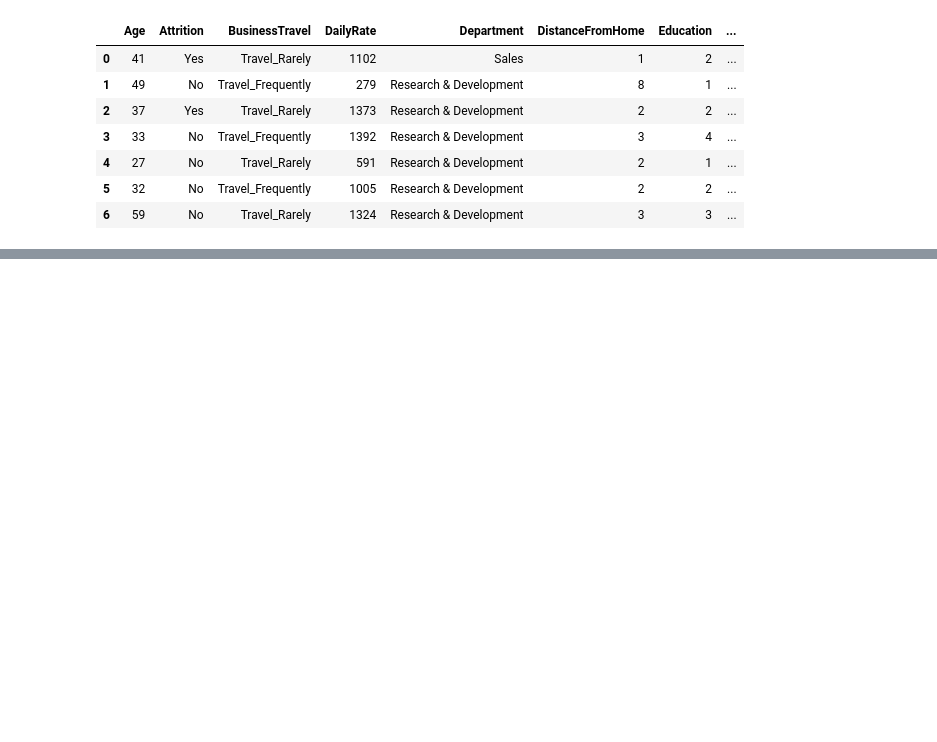
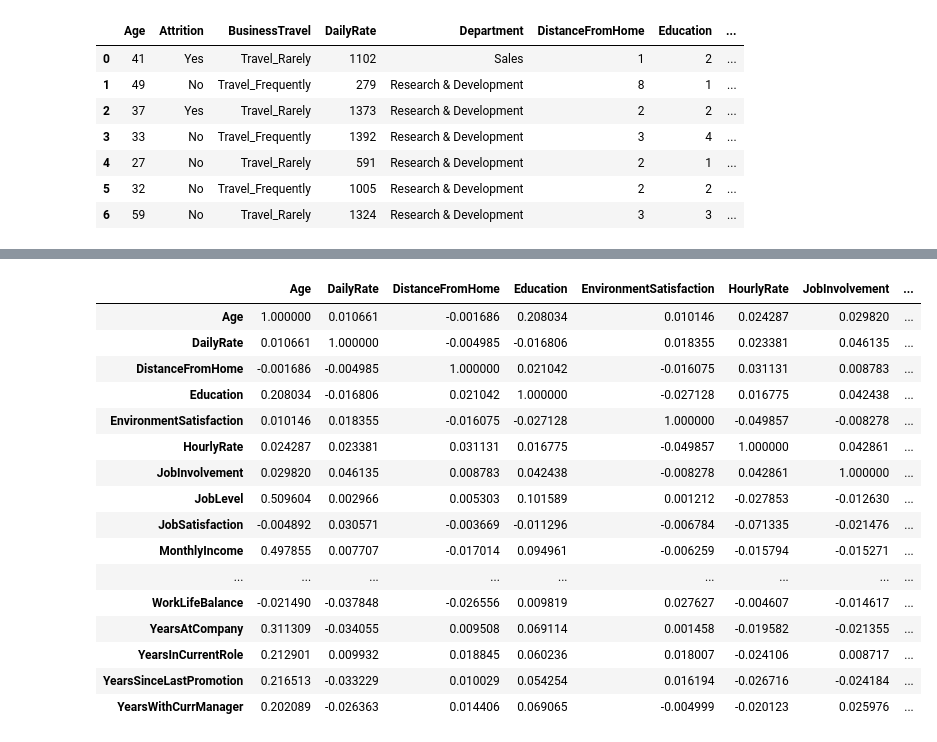
Before and after one commit to jeev64/myDB, a Jupyter notebook: EmpTurnOverPred.ipynb, the cells around one changed output, grey strips where cells are left out. Saved outputs shown, nothing was run; the diff lists cells and outputs as text; code cells hidden in the pictures; blank space fills up the shorter version.

```diff
--- a/EmpTurnOverPred.ipynb
+++ b/EmpTurnOverPred.ipynb
@@ -24,0 +62,25 @@ df.head(7)
+# %%
+df = df.drop('Over18', axis= 1)
+df = df.drop('EmployeeNumber', axis= 1)
+df = df.drop('StandardHours', axis= 1)
+df = df.drop('EmployeeCount', axis= 1)
+# %%
+df.corr()
+# %% [output]
+|  | Age | DailyRate | DistanceFromHome | Education | EnvironmentSatisfaction | HourlyRate | JobInvolvement | ... |
+| Age | 1.000000 | 0.010661 | -0.001686 | 0.208034 | 0.010146 | 0.024287 | 0.029820 | ... |
+| DailyRate | 0.010661 | 1.000000 | -0.004985 | -0.016806 | 0.018355 | 0.023381 | 0.046135 | ... |
+| DistanceFromHome | -0.001686 | -0.004985 | 1.000000 | 0.021042 | -0.016075 | 0.031131 | 0.008783 | ... |
+| Education | 0.208034 | -0.016806 | 0.021042 | 1.000000 | -0.027128 | 0.016775 | 0.042438 | ... |
+| EnvironmentSatisfaction | 0.010146 | 0.018355 | -0.016075 | -0.027128 | 1.000000 | -0.049857 | -0.008278 | ... |
+| HourlyRate | 0.024287 | 0.023381 | 0.031131 | 0.016775 | -0.049857 | 1.000000 | 0.042861 | ... |
+| JobInvolvement | 0.029820 | 0.046135 | 0.008783 | 0.042438 | -0.008278 | 0.042861 | 1.000000 | ... |
+| JobLevel | 0.509604 | 0.002966 | 0.005303 | 0.101589 | 0.001212 | -0.027853 | -0.012630 | ... |
+| JobSatisfaction | -0.004892 | 0.030571 | -0.003669 | -0.011296 | -0.006784 | -0.071335 | -0.021476 | ... |
+| MonthlyIncome | 0.497855 | 0.007707 | -0.017014 | 0.094961 | -0.006259 | -0.015794 | -0.015271 | ... |
+| ... | ... | ... | ... | ... | ... | ... | ... | ... |
+| WorkLifeBalance | -0.021490 | -0.037848 | -0.026556 | 0.009819 | 0.027627 | -0.004607 | -0.014617 | ... |
+| YearsAtCompany | 0.311309 | -0.034055 | 0.009508 | 0.069114 | 0.001458 | -0.019582 | -0.021355 | ... |
+| YearsInCurrentRole | 0.212901 | 0.009932 | 0.018845 | 0.060236 | 0.018007 | -0.024106 | 0.008717 | ... |
+| YearsSinceLastPromotion | 0.216513 | -0.033229 | 0.010029 | 0.054254 | 0.016194 | -0.026716 | -0.024184 | ... |
+| YearsWithCurrManager | 0.202089 | -0.026363 | 0.014406 | 0.069065 | -0.004999 | -0.020123 | 0.025976 | ... |
```
Also changed, not shown: parts of 3 cells of this notebook.
